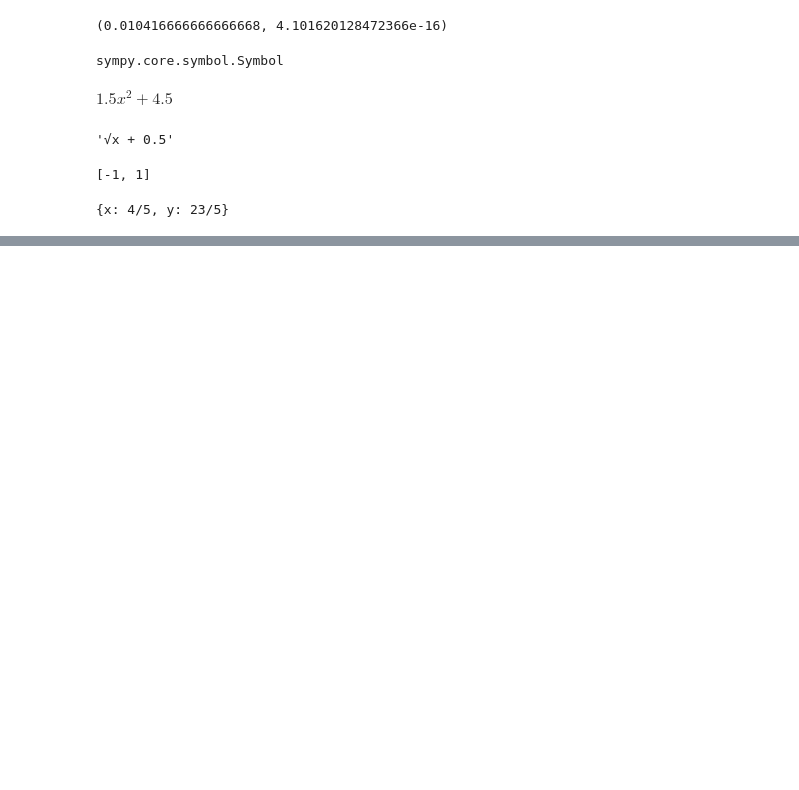
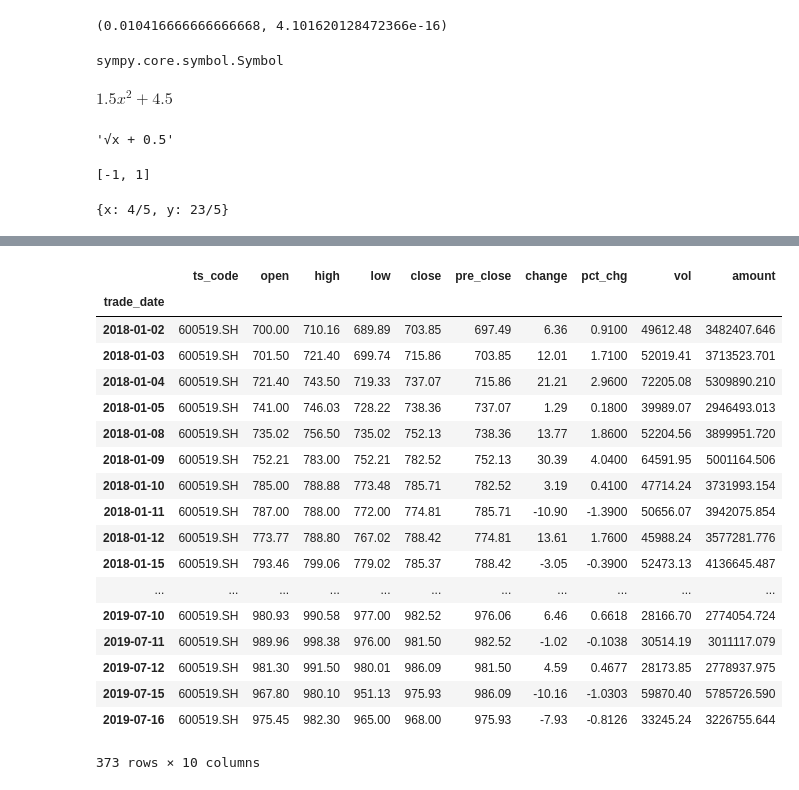
Before and after one commit to NinelieAimer/PythonLearning, a Jupyter notebook: analysisData/Math&Statistic/Math&statistic.ipynb, the cells around one changed output, grey strips where cells are left out. Drawn from its saved outputs; the diff is of its cells as text; code cells hidden in the pictures; blank space fills up the shorter version.

```diff
--- a/analysisData/Math&Statistic/Math&statistic.ipynb
+++ b/analysisData/Math&Statistic/Math&statistic.ipynb
@@ -300,0 +327,7 @@ sy.solve([2*x-y+3,3*x+y-7],*[x,y])
+# %%
+pro=ts.pro_api('9526a2198c86fb0a72fa552f74ba1140033871f755dcd769e3134b7b')
+# %%
+df_PA=pro.daily(ts_code='601318.SH',start_date='20180101',end_date='20190716')
+df_ZX=pro.daily(ts_code='600030.SH',start_date='20180101',end_date='20190716')
+df_TX=pro.daily(ts_code='600776.SH',start_date='20180101',end_date='20190716')
+df_MT=pro.daily(ts_code='600519.SH',start_date='20180101',end_date='20190716')
@@ -300,0 +359,22 @@ sy.solve([2*x-y+3,3*x+y-7],*[x,y])
+# %%
+df_MT
+# %% [output]
+|  | ts_code | open | high | low | close | pre_close | change | pct_chg | vol | amount |
+| trade_date |  |  |  |  |  |  |  |  |  |  |
+| 2018-01-02 | 600519.SH | 700.00 | 710.16 | 689.89 | 703.85 | 697.49 | 6.36 | 0.9100 | 49612.48 | 3482407.646 |
+| 2018-01-03 | 600519.SH | 701.50 | 721.40 | 699.74 | 715.86 | 703.85 | 12.01 | 1.7100 | 52019.41 | 3713523.701 |
+| 2018-01-04 | 600519.SH | 721.40 | 743.50 | 719.33 | 737.07 | 715.86 | 21.21 | 2.9600 | 72205.08 | 5309890.210 |
+| 2018-01-05 | 600519.SH | 741.00 | 746.03 | 728.22 | 738.36 | 737.07 | 1.29 | 0.1800 | 39989.07 | 2946493.013 |
+| 2018-01-08 | 600519.SH | 735.02 | 756.50 | 735.02 | 752.13 | 738.36 | 13.77 | 1.8600 | 52204.56 | 3899951.720 |
+| 2018-01-09 | 600519.SH | 752.21 | 783.00 | 752.21 | 782.52 | 752.13 | 30.39 | 4.0400 | 64591.95 | 5001164.506 |
+| 2018-01-10 | 600519.SH | 785.00 | 788.88 | 773.48 | 785.71 | 782.52 | 3.19 | 0.4100 | 47714.24 | 3731993.154 |
+| 2018-01-11 | 600519.SH | 787.00 | 788.00 | 772.00 | 774.81 | 785.71 | -10.90 | -1.3900 | 50656.07 | 3942075.854 |
+| 2018-01-12 | 600519.SH | 773.77 | 788.80 | 767.02 | 788.42 | 774.81 | 13.61 | 1.7600 | 45988.24 | 3577281.776 |
+| 2018-01-15 | 600519.SH | 793.46 | 799.06 | 779.02 | 785.37 | 788.42 | -3.05 | -0.3900 | 52473.13 | 4136645.487 |
+| ... | ... | ... | ... | ... | ... | ... | ... | ... | ... | ... |
+| 2019-07-10 | 600519.SH | 980.93 | 990.58 | 977.00 | 982.52 | 976.06 | 6.46 | 0.6618 | 28166.70 | 2774054.724 |
+| 2019-07-11 | 600519.SH | 989.96 | 998.38 | 976.00 | 981.50 | 982.52 | -1.02 | -0.1038 | 30514.19 | 3011117.079 |
+| 2019-07-12 | 600519.SH | 981.30 | 991.50 | 980.01 | 986.09 | 981.50 | 4.59 | 0.4677 | 28173.85 | 2778937.975 |
+| 2019-07-15 | 600519.SH | 967.80 | 980.10 | 951.13 | 975.93 | 986.09 | -10.16 | -1.0303 | 59870.40 | 5785726.590 |
+| 2019-07-16 | 600519.SH | 975.45 | 982.30 | 965.00 | 968.00 | 975.93 | -7.93 | -0.8126 | 33245.24 | 3226755.644 |
+373 rows × 10 columns
```
Also changed, not shown: parts of 31 cells of this notebook, 4 other files.
